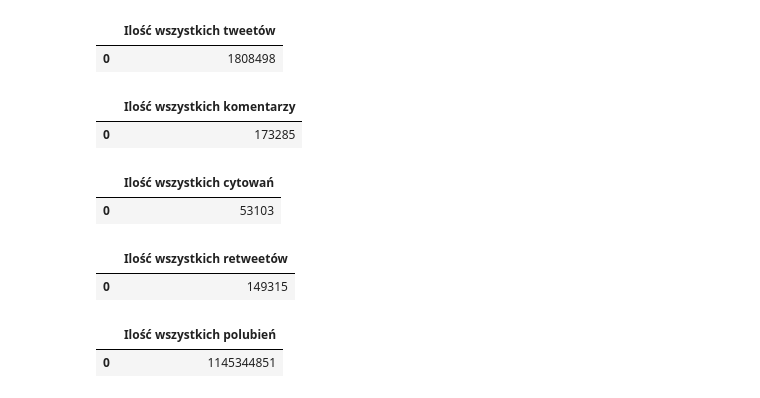
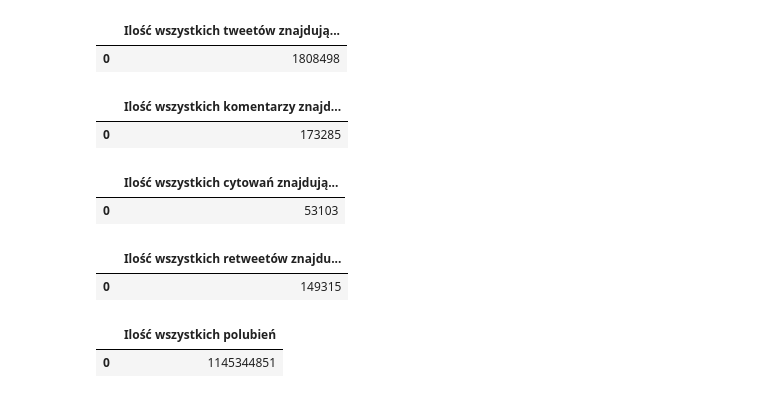
Before and after one commit to piaskowyk/twitter-posts-analysis, a Jupyter notebook: notebooks/statistics1.ipynb, the cells around one changed output. Cells and saved outputs as stored; diff of their text form; code cells hidden in the pictures.

```diff
--- a/notebooks/statistics1.ipynb
+++ b/notebooks/statistics1.ipynb
@@ -39,24 +39,24 @@ def plot(xs, ys, xlabel, ylabel, tittle, file_name, step=1, color="blue"):
 # %%
 #  ilosc wszystkich tweetow
 
 sql1 = """
-select count(*) as "Ilość wszystkich tweetów"
+select count(*) as "Ilość wszystkich tweetów znajdujących się w bazie danych"
 from tweet t
 where t.type = 1;
 
 """
 
 df1 = getAll(sql1)
 dfi.export(df1,"images/ilosc-wszystkich-tweetow.png")
 df1
 # %% [output]
-|  | Ilość wszystkich tweetów |
+|  | Ilość wszystkich tweetów znajdują... |
 | 0 | 1808498 |
 # %%
 #  ilosc wszystkich komentarzy
 
 sql1 = """
-select count(*) as "Ilość wszystkich komentarzy"
+select count(*) as "Ilość wszystkich komentarzy znajdujących się w bazie danych"
 from tweet t
 where t.type = 2;
 
@@ -66,13 +66,13 @@ df1 = getAll(sql1)
 dfi.export(df1,"images/ilosc-wszystkich-komentarzy.png")
 df1
 # %% [output]
-|  | Ilość wszystkich komentarzy |
+|  | Ilość wszystkich komentarzy znajd... |
 | 0 | 173285 |
 # %%
 #  ilosc wszystkich cytowan
 
 sql1 = """
-select count(*) as "Ilość wszystkich cytowań"
+select count(*) as "Ilość wszystkich cytowań znajdujących się w bazie danych"
 from tweet t
 where t.type = 3;
 
@@ -82,13 +82,13 @@ df1 = getAll(sql1)
 dfi.export(df1,"images/ilosc-wszystkich-cytowan.png")
 df1
 # %% [output]
-|  | Ilość wszystkich cytowań |
+|  | Ilość wszystkich cytowań znajdują... |
 | 0 | 53103 |
 # %%
 #  ilosc wszystkich retweetow
 
 sql1 = """
-select count(*) as "Ilość wszystkich retweetów"
+select count(*) as "Ilość wszystkich retweetów znajdujących się w bazie danych"
 from retweet;
 
 """
@@ -97,7 +97,7 @@ df1 = getAll(sql1)
 dfi.export(df1,"images/ilosc-wszystkich-retweetow.png")
 df1
 # %% [output]
-|  | Ilość wszystkich retweetów |
+|  | Ilość wszystkich retweetów znajdu... |
 | 0 | 149315 |
 # %%
 #  ilosc wszystkich polubien
```
Also changed, not shown: parts of 1 cell of this notebook, 7 other files.
